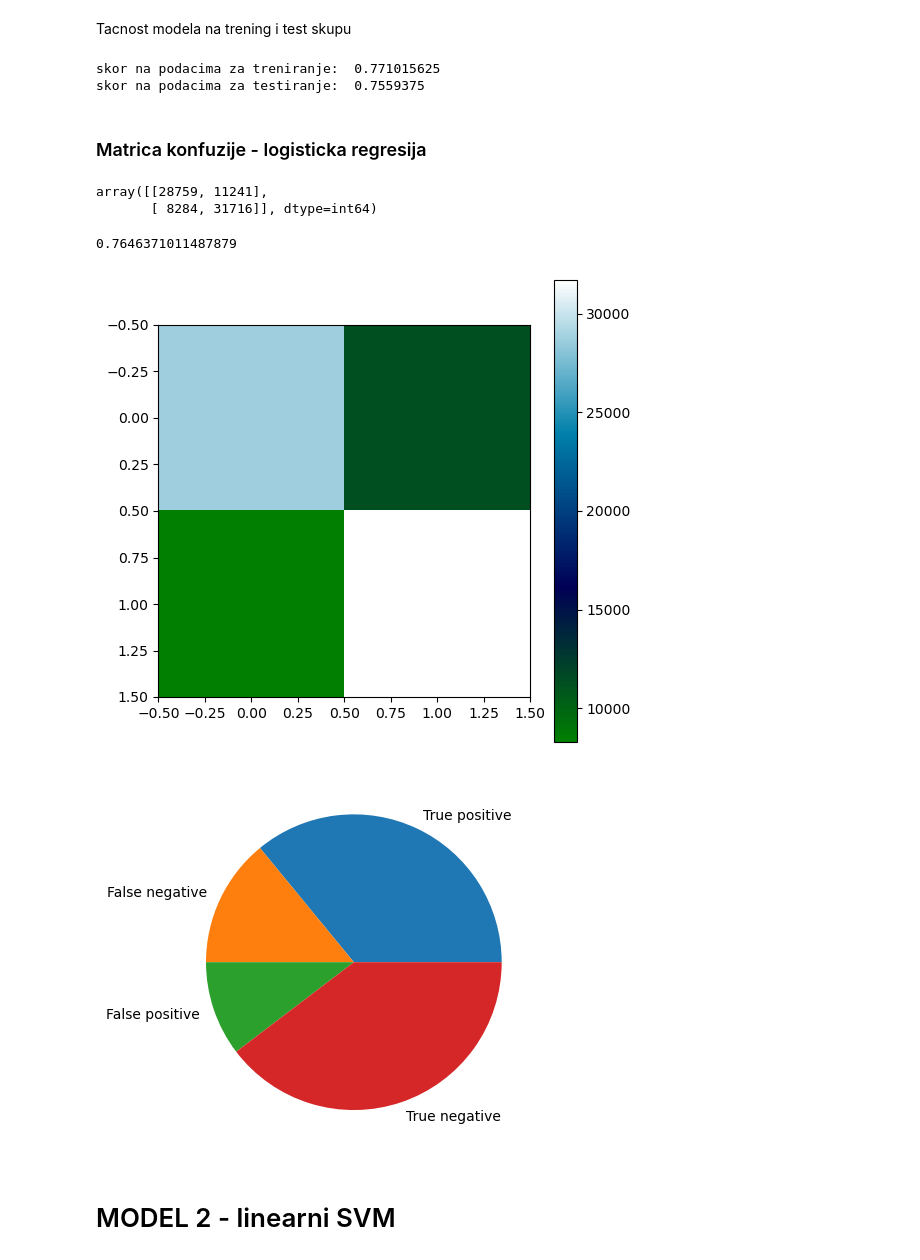
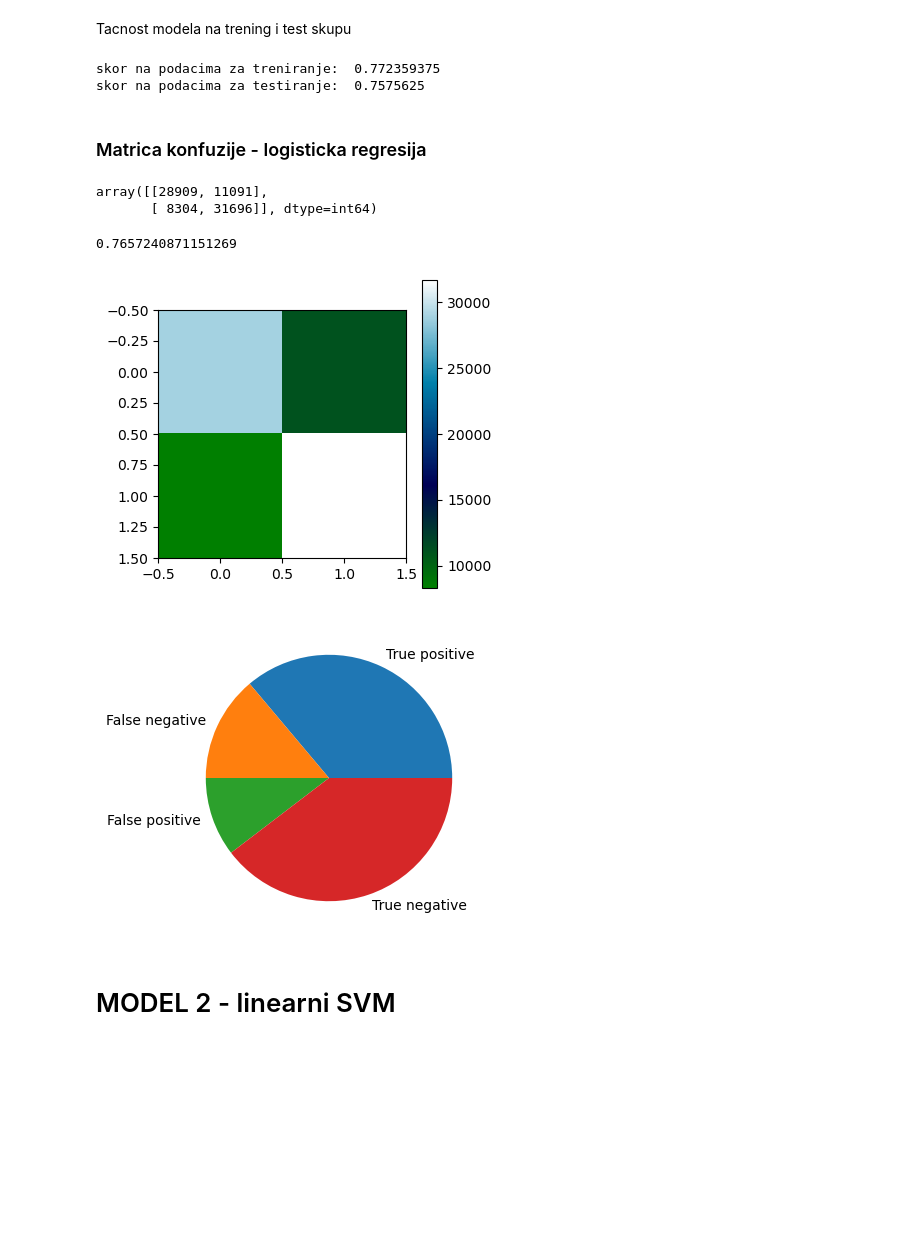
Before and after one commit to matamata95/Masinsko-ucenje, a Jupyter notebook: 01 - LR_SVM_Kneigh (bez uklonjenih usernamova).ipynb, the cells around one changed output. Saved outputs shown, nothing was run; the diff lists cells and outputs as text; code cells hidden in the pictures; blank space fills up the shorter version.

```diff
--- a/01 - LR_SVM_Kneigh (bez uklonjenih usernamova).ipynb
+++ b/01 - LR_SVM_Kneigh (bez uklonjenih usernamova).ipynb
@@ -74,8 +74,8 @@ x_train_validation, x_test, y_train_validation, y_test = model_selection.train_t
 # %%
 x_train, x_validation, y_train, y_validation = model_selection.train_test_split(x_train_validation, y_train_validation, train_size=0.8, stratify=y_train_validation, random_state=7)
 # %%
-min_freq = [28,29,30,31,32]
-max_freq = [3600,4000,5000,6000,7000]
+min_freq = [32,35,38,41,45]
+max_freq = [7000,8000,9000,10000,11000]
 # %%
 best_min_freq = None
 best_max_freq = None
@@ -128,7 +128,7 @@ x_test_vectorized = tweet_count_vectorizer.transform(x_test)
 # %% [markdown]
 # Model 1 - logisticka regresija
 # %%
-model1 = linear_model.LogisticRegression()
+model1 = linear_model.LogisticRegression(verbose=1)
 # %%
 model1.fit(x_train_vectorized,y_train)
 # %% [output]
@@ -149,8 +151,8 @@ model1_skor_test = model1.score(x_test_vectorized, y_test)
 print("skor na podacima za treniranje: ", model1_skor_train)
 print('skor na podacima za testiranje: ', model1_skor_test)
 # %% [output]
-skor na podacima za treniranje:  0.771015625
-skor na podacima za testiranje:  0.7559375
+skor na podacima za treniranje:  0.772359375
+skor na podacima za testiranje:  0.7575625
 # %% [markdown]
 ### Matrica konfuzije - logisticka regresija
 # %%
@@ -159,24 +161,25 @@ y_predicted_lr = model1.predict(x_test_vectorized)
 matrica_konfuzije_lr = metrics.confusion_matrix(y_test, y_predicted_lr)
 matrica_konfuzije_lr
 # %% [output]
-array([[28759, 11241],
-       [ 8284, 31716]], dtype=int64)
+array([[28909, 11091],
+       [ 8304, 31696]], dtype=int64)
 # %%
 metrics.f1_score(y_test, y_predicted_lr)
 # %% [output]
-0.7646371011487879
+0.7657240871151269
 # %%
-plt.figure(figsize=(6, 6))
+plt.figure(figsize=(4, 4))
 plt.imshow(matrica_konfuzije_lr, cmap='ocean')
 plt.colorbar()
 plt.show()
 # %% [output]
-[figure, old version]
+[figure, new version]
 # %%
+plt.figure(figsize=(4,4))
 plt.pie(matrica_konfuzije_lr.ravel(), labels=['True positive', 'False negative','False positive', 'True negative'])
 plt.show()
 # %% [output]
-[figure, old version]
+[figure, new version]
 # %% [markdown]
 # MODEL 2 - linearni SVM
 # %%
```
Also changed, not shown: parts of 19 cells of this notebook, 20 other files.
